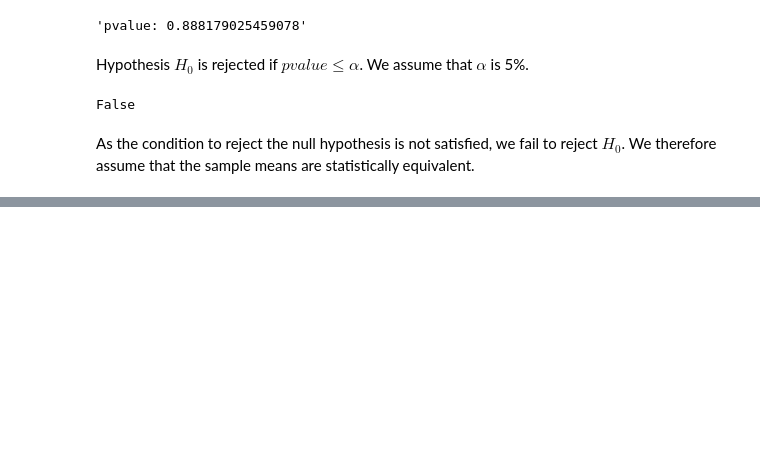
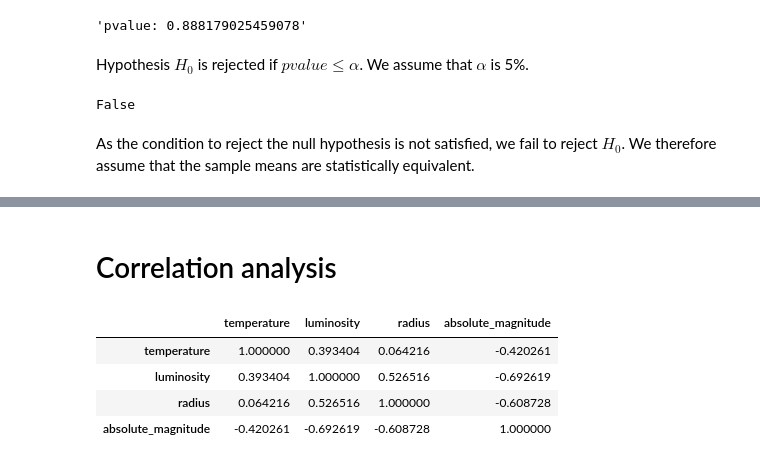
Before and after one commit to DamodaraBarbosa/machine_learning_studies, a Jupyter notebook: Star_type_prediction.ipynb, the cells around one changed output, grey strips where cells are left out. Drawn from its saved outputs; the diff is of its cells as text; code cells hidden in the pictures; blank space fills up the shorter version.

```diff
--- a/Star_type_prediction.ipynb
+++ b/Star_type_prediction.ipynb
@@ -1239,0 +1300,10 @@ As the condition to reject the null hypothesis is not satisfied, we fail to reje
+# %% [markdown]
+# Correlation analysis
+# %%
+df.drop('star_type', axis= 1).corr()
+# %% [output]
+|  | temperature | luminosity | radius | absolute_magnitude |
+| temperature | 1.000000 | 0.393404 | 0.064216 | -0.420261 |
+| luminosity | 0.393404 | 1.000000 | 0.526516 | -0.692619 |
+| radius | 0.064216 | 0.526516 | 1.000000 | -0.608728 |
+| absolute_magnitude | -0.420261 | -0.692619 | -0.608728 | 1.000000 |
```
Also changed, not shown: parts of 58 cells of this notebook.
